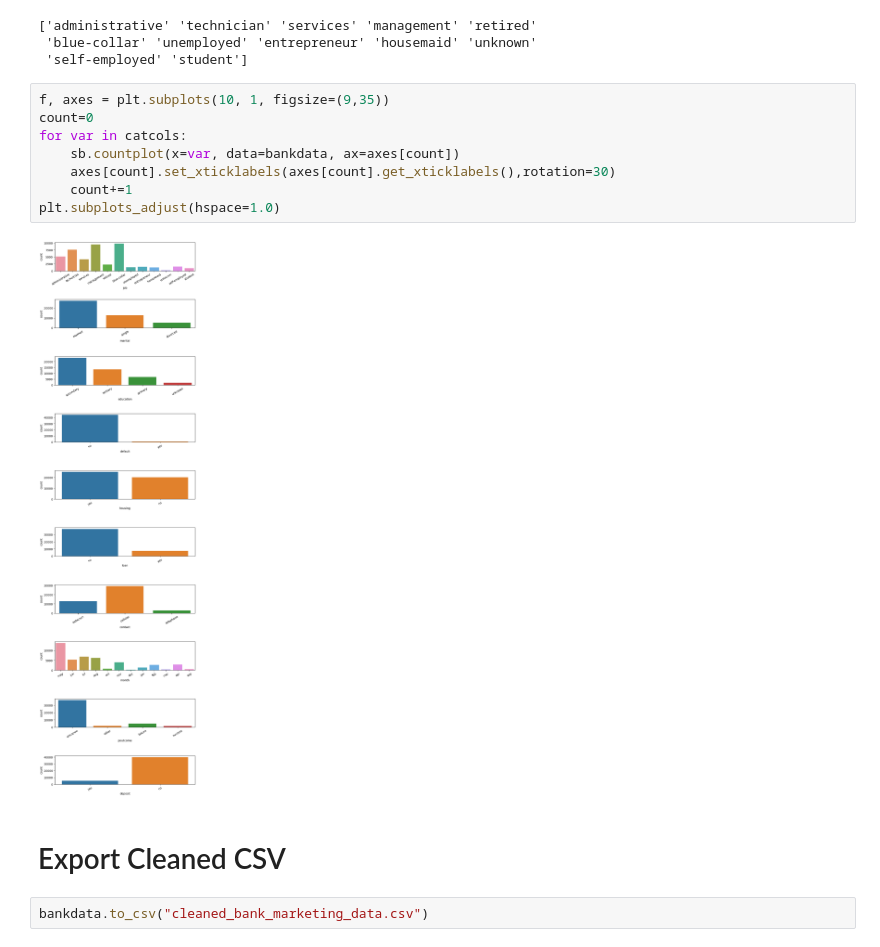
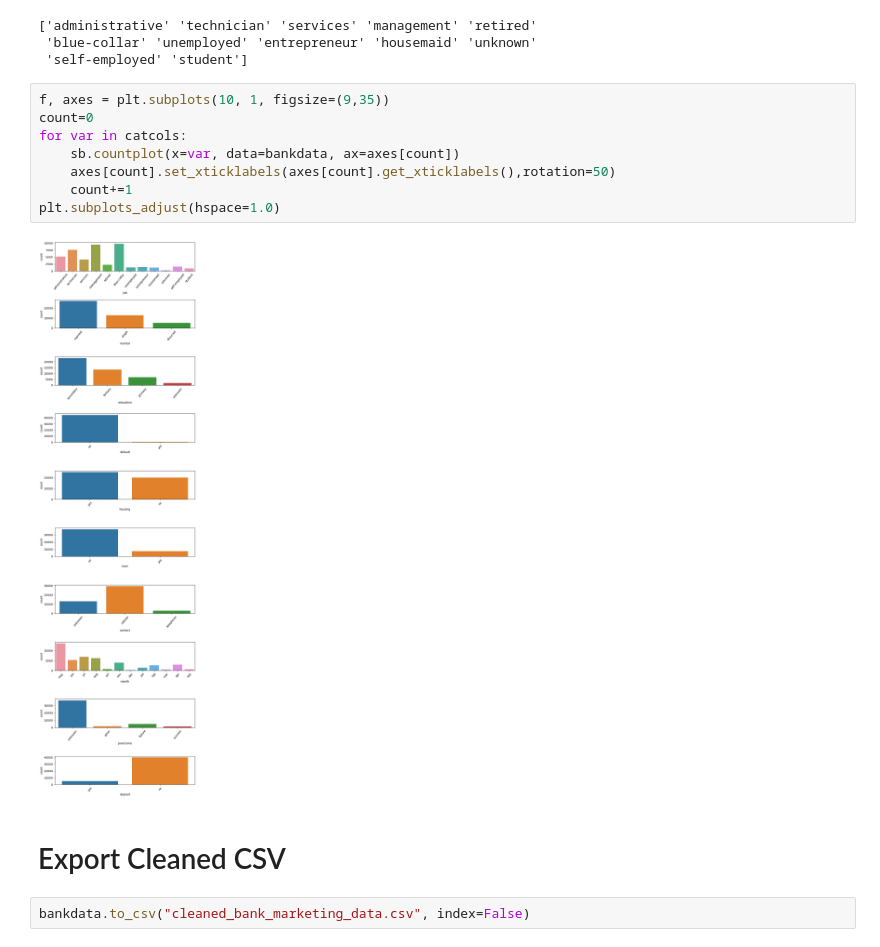
Before and after one commit to WeijunCheah/Team_5_MiniProject, a Jupyter notebook: CleanedDataset.ipynb, the cells around one changed output. Saved outputs shown, nothing was run; the diff lists cells and outputs as text.

```diff
--- a/CleanedDataset.ipynb
+++ b/CleanedDataset.ipynb
@@ -239,14 +239,14 @@ print(bankdata['job'].unique())
 # %%
 f, axes = plt.subplots(10, 1, figsize=(9,35))
 count=0
 for var in catcols:
     sb.countplot(x=var, data=bankdata, ax=axes[count])
-    axes[count].set_xticklabels(axes[count].get_xticklabels(),rotation=30)
+    axes[count].set_xticklabels(axes[count].get_xticklabels(),rotation=50)
     count+=1
 plt.subplots_adjust(hspace=1.0)
 # %% [output]
-[figure, old version]
+[figure, new version]
 # %% [markdown]
 # Export Cleaned CSV
 # %%
-bankdata.to_csv("cleaned_bank_marketing_data.csv")
+bankdata.to_csv("cleaned_bank_marketing_data.csv", index=False)
```
Also changed, not shown: parts of 4 cells of this notebook.
